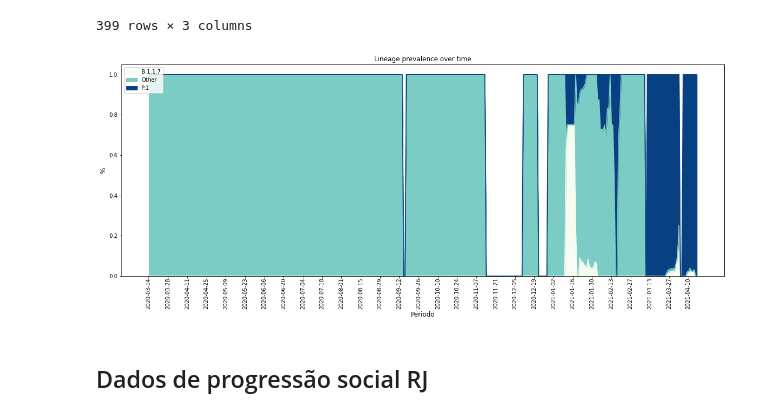
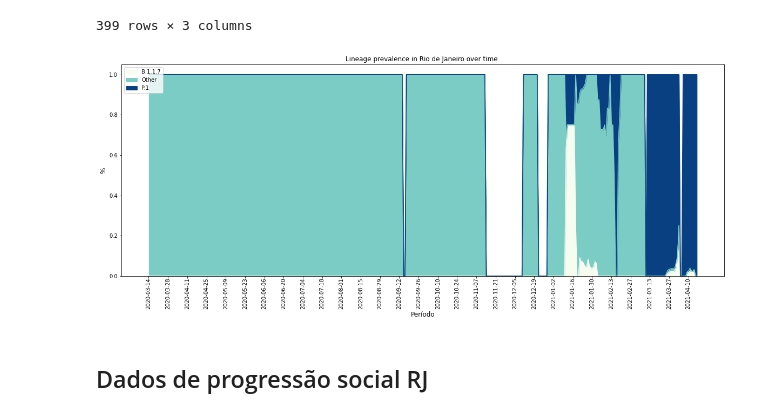
Before and after one commit to fbosousa/covid19, a Jupyter notebook: dados_rj.ipynb, the cells around one changed output. Cells and saved outputs as stored; diff of their text form; code cells hidden in the pictures.

```diff
--- a/dados_rj.ipynb
+++ b/dados_rj.ipynb
@@ -369,16 +365,16 @@ Shape of dataset:  (399, 3)
 # %%
 
 fig,ax= plt.subplots(figsize = (20, 8))
 xtick_labels = lineage_prevalence.index.values.astype('M8[D]').tolist()[::14]
 lineage_prevalence.plot(kind='area', ax=ax, stacked=True,xticks=xtick_labels, colormap = plt.get_cmap('GnBu'))
 ax.set_ylabel('%',fontsize = 12)
 ax.set_xticklabels(xtick_labels, rotation=90, fontdict={'horizontalalignment': 'center', 'verticalalignment': 'center_baseline'})
-ax.set_xlabel('Periodo',fontsize = 12)
-ax.set_title("Lineage prevalence over time", fontsize = 12)
+ax.set_xlabel('Período',fontsize = 12)
+ax.set_title("Lineage prevalence in Rio de Janeiro over time ", fontsize = 12)
 ax.legend(loc = "upper left", fontsize = 10)
 plt.show()
 # %% [output]
-[figure, old version]
+[figure, new version]
 # %% [markdown]
 ## Dados de progressão social RJ
 # %% [markdown]
```
Also changed, not shown: parts of 15 cells of this notebook, 9 other files.
